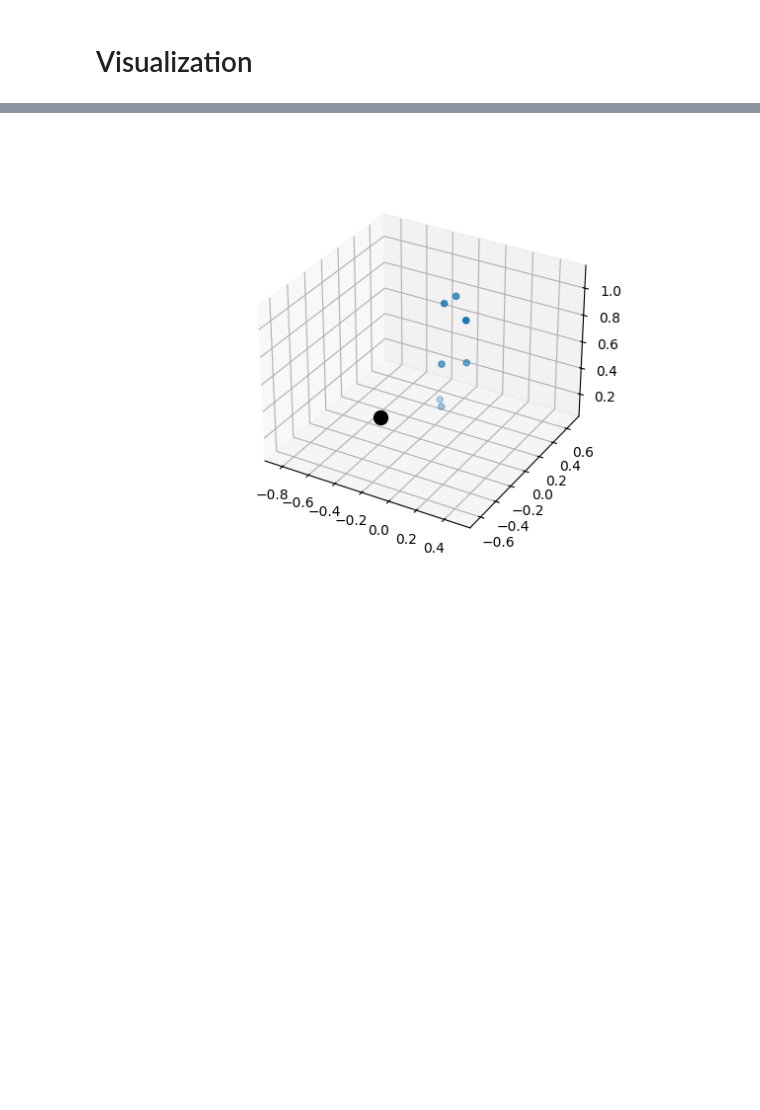
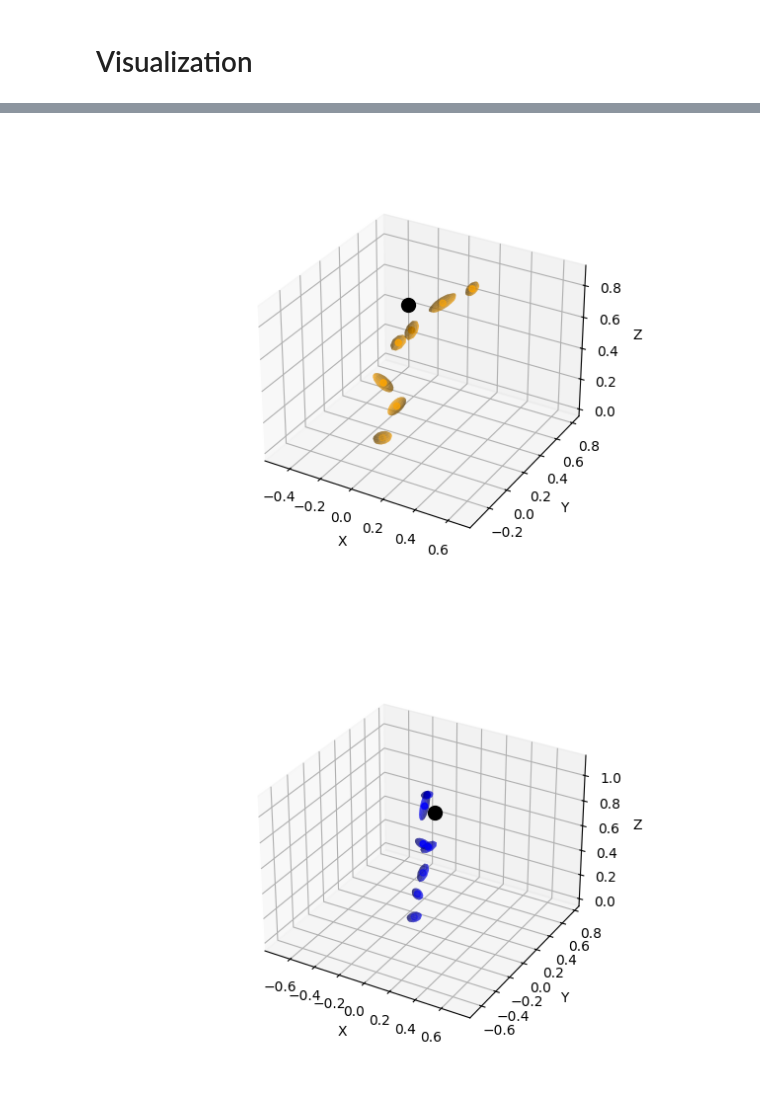
Before and after one commit to Bbosc/GDSOA, a Jupyter notebook: main_franka.ipynb, the cells around one changed output, grey strips where cells are left out. Cells and saved outputs as stored; diff of their text form; code cells hidden in the pictures; blank space fills up the shorter version.

```diff
--- a/main_franka.ipynb
+++ b/main_franka.ipynb
@@ -14,10 +15,13 @@ config_dim = fk.model.nq
 K = 1 * np.eye(config_dim)
 D = 1.5*np.eye(config_dim)
 
-config_attractor = pin.randomConfiguration(fk.model)
+lower_bound = np.array([limit['lower'] for limit in joint_limits])
+upper_bound = np.array([limit['upper'] for limit in joint_limits])
+# config_attractor = pin.randomConfiguration(fk.model, lower_bound, upper_bound)
+config_attractor = np.array([ 1.96501976,  0.39712299, -1.18191519, -1.15786809,  0.14073455, 1.84330786,  2.73954215])
 print(f'attractor : {config_attractor}')
 
-x = np.array([[-0.5], [0.], [2.]])[np.newaxis, :]
+x = np.array([[-0.], [0.2], [0.8]])[np.newaxis, :]
 
 e = Embedding(dimension=config_dim, x=x.repeat(1, 0), fk=fk)
 
@@ -113,20 +181,13 @@ TypeError: Input z must be at least a (2, 2) shaped array, but has shape (1, 1)
-# %%
-def visualize_robot(fk: ForwardKinematic, obstacle: np.ndarray = None, with_gmm: bool = False):
-    fig = plt.figure()
-    ax = fig.add_subplot(projection='3d')
-    ax.scatter(*(fk.mus[:, i] for i in range(3)))
-    if obstacle is not None:
-        ax.scatter(x[:, 0], x[:, 1], x[:, 2], c='black', s=100)
-    ax.set_xlim([-2.1, 2.1])
-    ax.set_ylim([-0.1, 2.1])
-    ax.axis('equal')
-    return ax
 # %%
-q = pin.neutral(fk.model)
-dq = np.zeros_like(q)
-fk(q, dq, derivation_order=0)
 %matplotlib widget
-visualize_robot(fk=fk, obstacle=x)
+
+# config_attractor = pin.randomConfiguration(fk.model, lower_bound, upper_bound)
+speed = np.zeros_like(config_attractor)
+fk(config_start, speed, derivation_order=0)
+visualize_robot(fk=fk, obstacle=x, color='blue')
+fk(config_attractor, speed, derivation_order=0)
+visualize_robot(fk=fk, obstacle=x, color='orange')
 plt.show()
 # %% [output]
-[figure, old version]
+[figure, new version]
+[figure, added]
```
Also changed, not shown: parts of 9 cells of this notebook, 1 other file.
